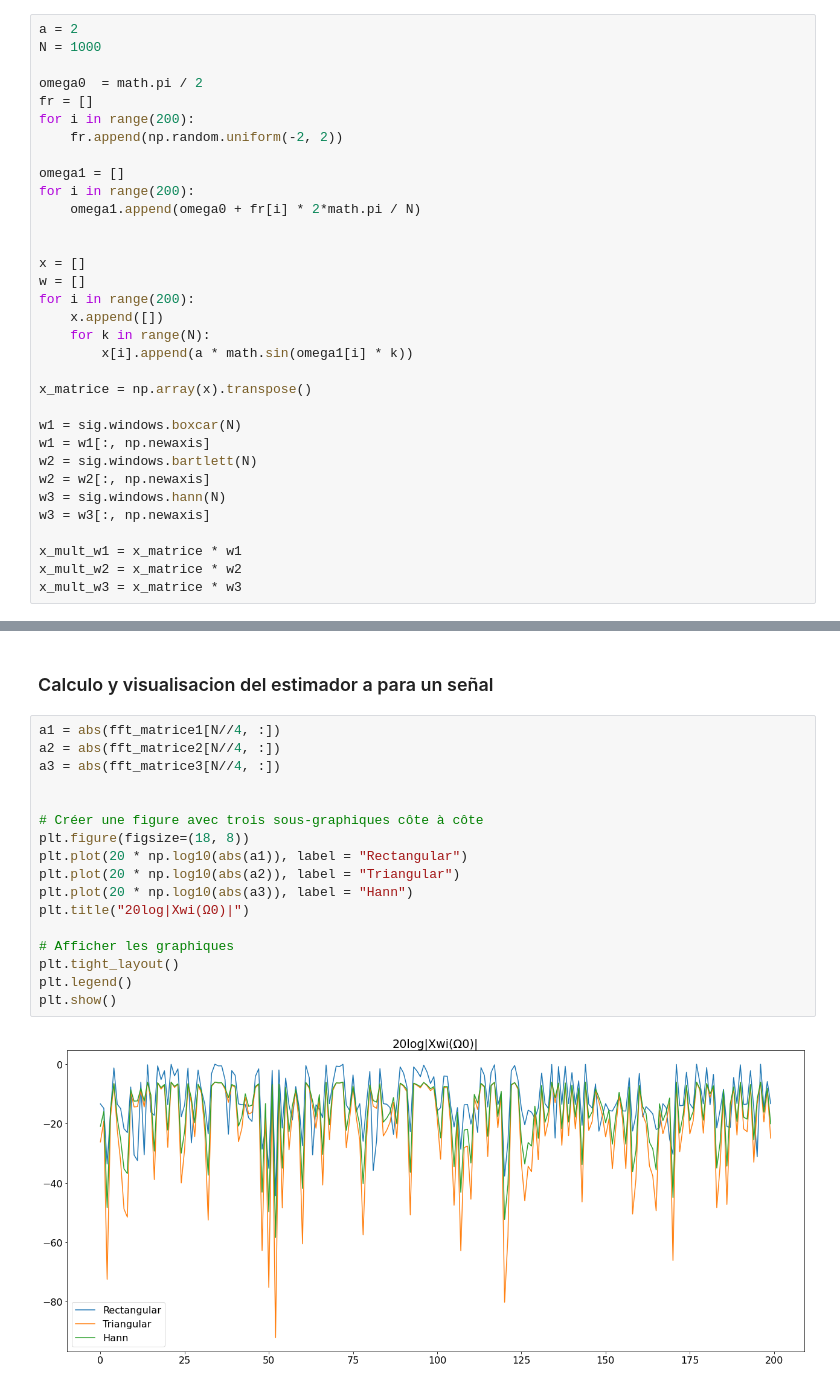
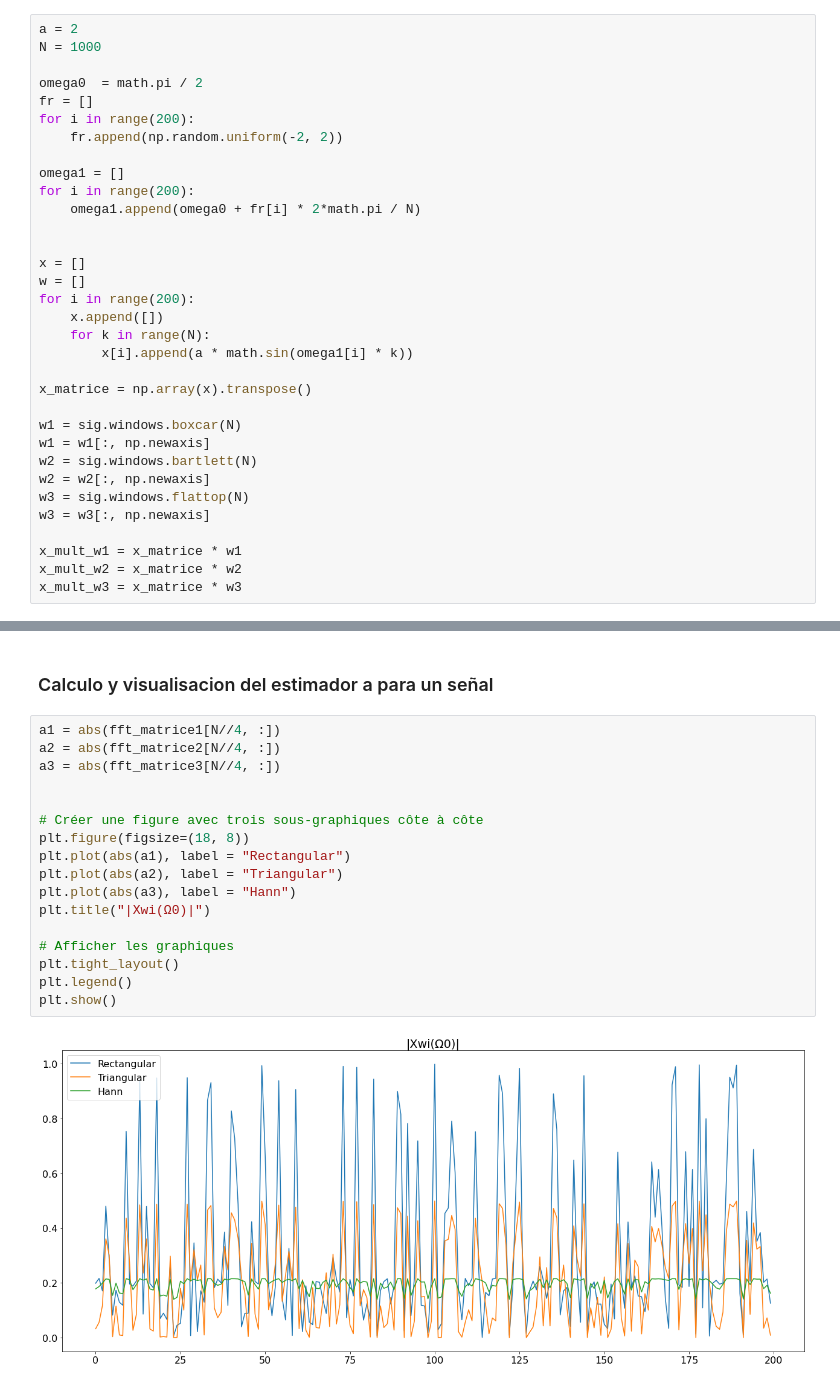
Before and after one commit to Mathilde-lelephant/Mathilde-d-Hebrail-PDS-repo, a Jupyter notebook: notebook6.ipynb, the cells around one changed output, grey strips where cells are left out. Drawn from its saved outputs; the diff is of its cells as text.

```diff
--- a/notebook6.ipynb
+++ b/notebook6.ipynb
@@ -57,7 +56,7 @@ w1 = sig.windows.boxcar(N)
 w1 = w1[:, np.newaxis]
 w2 = sig.windows.bartlett(N)
 w2 = w2[:, np.newaxis]
-w3 = sig.windows.hann(N)
+w3 = sig.windows.flattop(N)
 w3 = w3[:, np.newaxis]
 
 x_mult_w1 = x_matrice * w1
@@ -157,22 +156,22 @@ plt.show()
 # %%
 a1 = abs(fft_matrice1[N//4, :])
 a2 = abs(fft_matrice2[N//4, :])
 a3 = abs(fft_matrice3[N//4, :])
 
 
 # Créer une figure avec trois sous-graphiques côte à côte
 plt.figure(figsize=(18, 8))
-plt.plot(20 * np.log10(abs(a1)), label = "Rectangular")
-plt.plot(20 * np.log10(abs(a2)), label = "Triangular")
-plt.plot(20 * np.log10(abs(a3)), label = "Hann")
-plt.title("20log|Xwi(Ω0)|")
+plt.plot(abs(a1), label = "Rectangular")
+plt.plot(abs(a2), label = "Triangular")
+plt.plot(abs(a3), label = "Hann")
+plt.title("|Xwi(Ω0)|")
 
 # Afficher les graphiques
 plt.tight_layout()
 plt.legend()
 plt.show()
 # %% [output]
-[figure, old version]
+[figure, new version]
 # %%
 plt.figure(4)
 bins = 10
```
Also changed, not shown: parts of 14 cells of this notebook.
